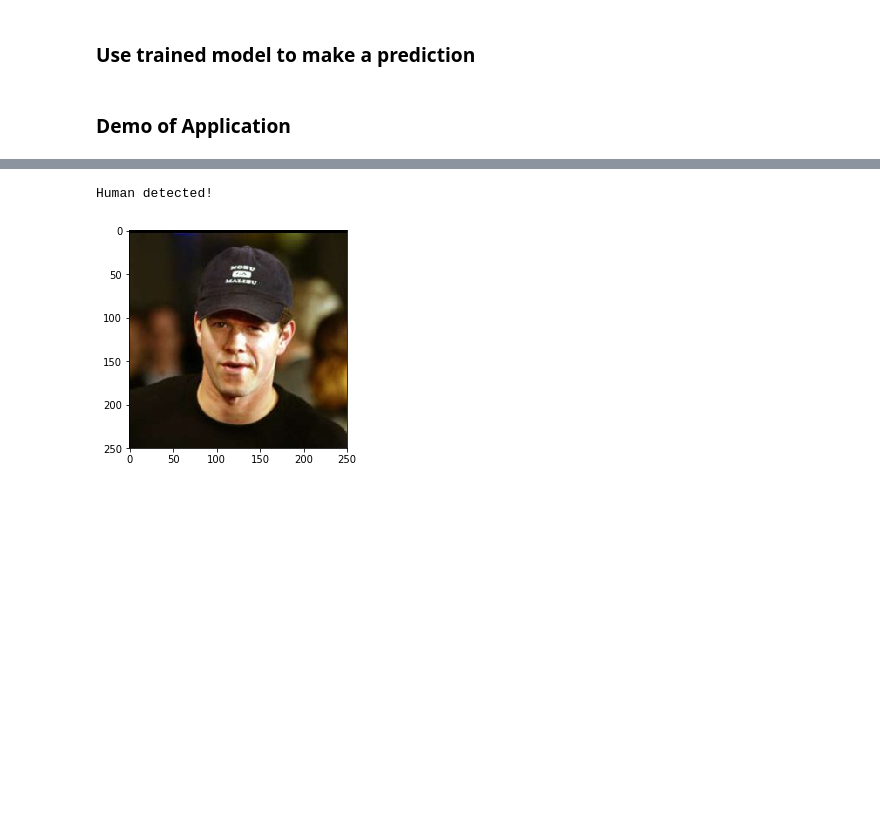
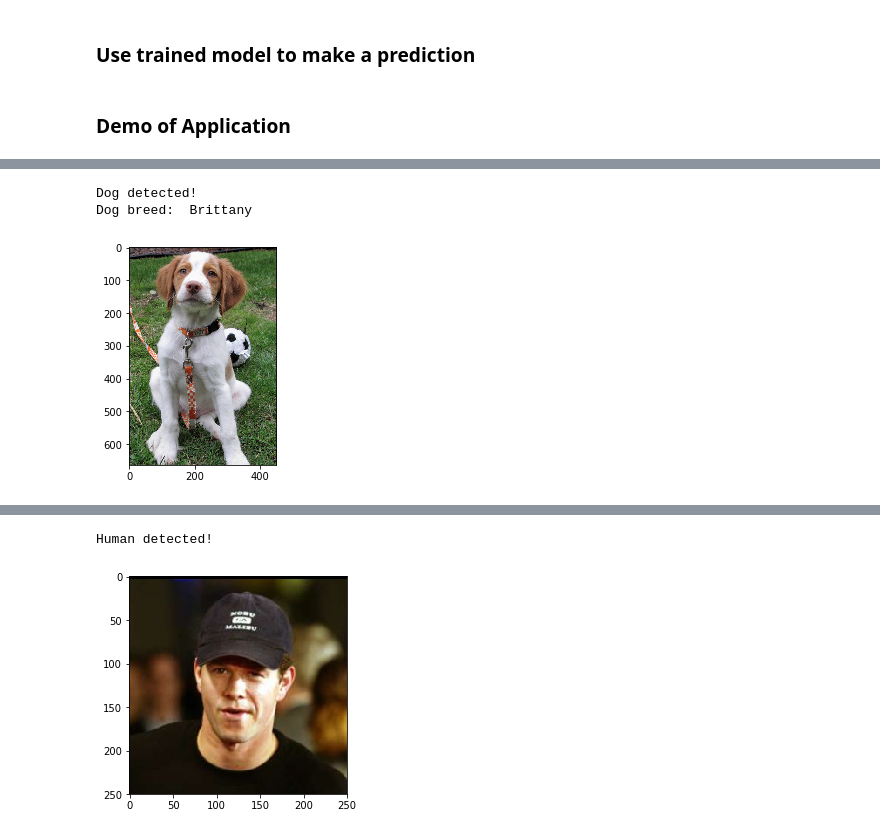
Before and after one commit to valmsmith39a/u-g-image-recognition-capstone, a Jupyter notebook: udacity_capstone_dog_breed_classifier.ipynb, the cells around one changed output, grey strips where cells are left out. Cells and saved outputs as stored; diff of their text form; code cells hidden in the pictures; blank space fills up the shorter version.

Commit message:
add a couple more app examples

```diff
--- a/udacity_capstone_dog_breed_classifier.ipynb
+++ b/udacity_capstone_dog_breed_classifier.ipynb
@@ -716,0 +717,9 @@ Dog breed:  Labrador retriever
+# %%
+# Example 2: Dog image
+# Ground truth, as indicated in file path is Brittany
+user_img_path = './images/Brittany_02625.jpg'
+run_app(user_img_path)
+# %% [output]
+Dog detected!
+Dog breed:  Brittany
+[figure, added]
```
Also changed, not shown: parts of 4 cells of this notebook.
